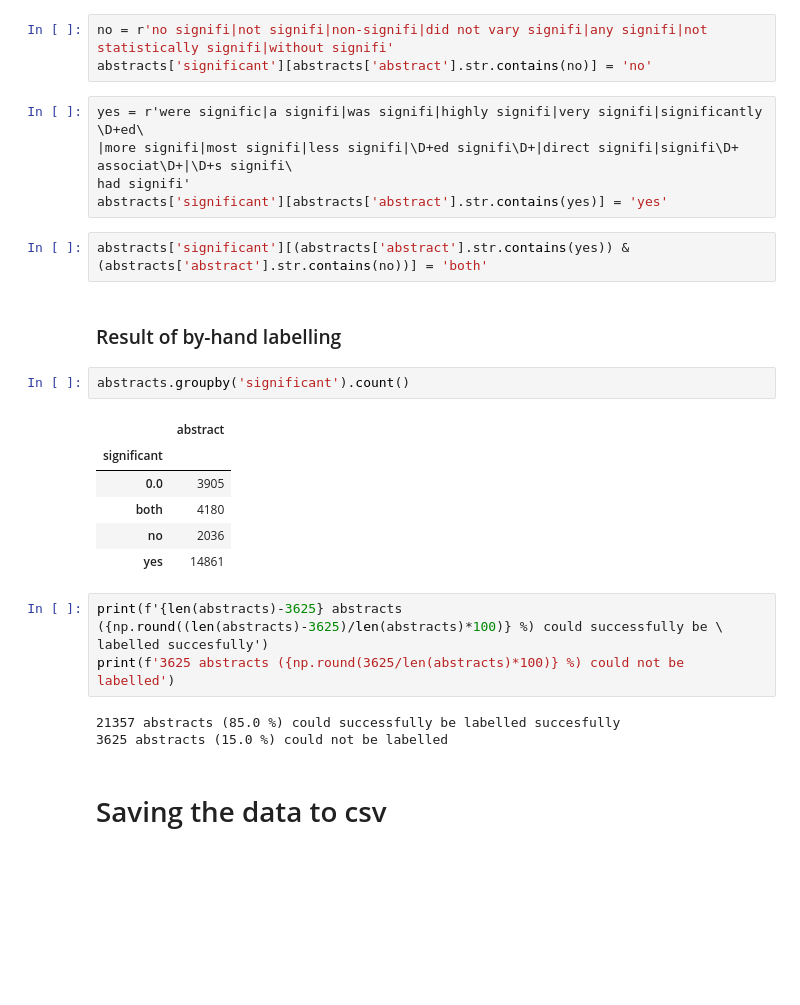
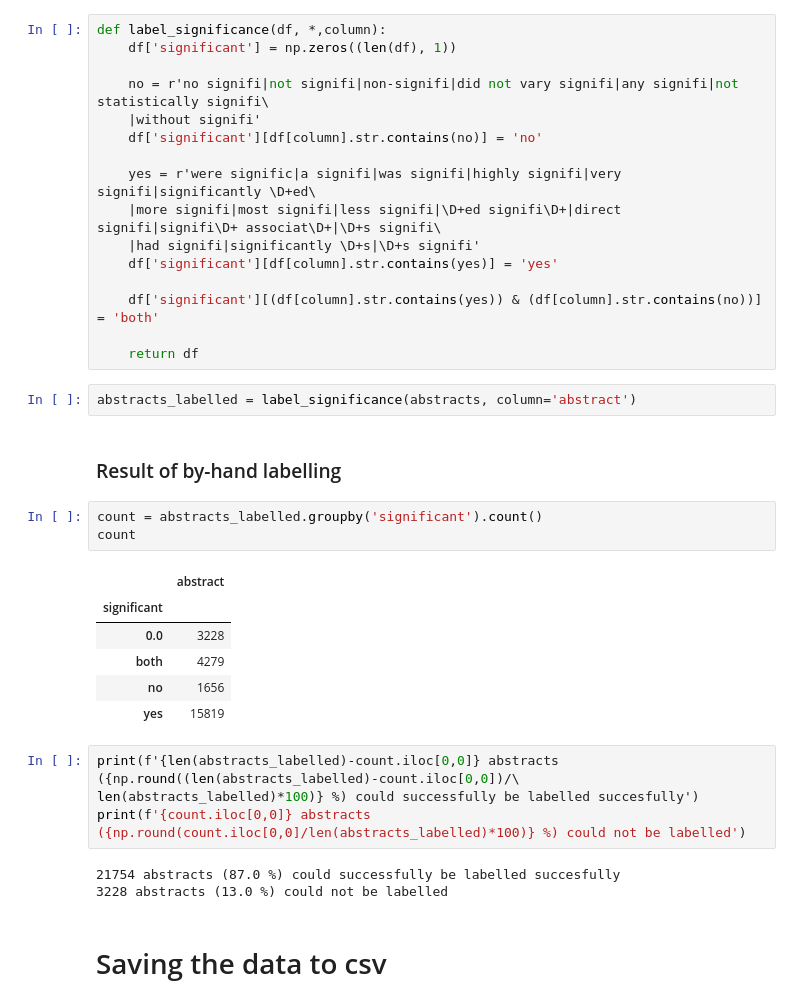
Before and after one commit to kludt/gesellenstueck, a Jupyter notebook: notebooks/labeling_significance_of_results.ipynb, the cells around one changed output. Cells and saved outputs as stored; diff of their text form; blank space fills up the shorter version.

```diff
--- a/notebooks/labeling_significance_of_results.ipynb
+++ b/notebooks/labeling_significance_of_results.ipynb
@@ -158,31 +156,40 @@ abstracts['significant'] = np.zeros((len(abstracts), 1))
-# %%
-no = r'no signifi|not signifi|non-signifi|did not vary signifi|any signifi|not statistically signifi|without signifi'
-abstracts['significant'][abstracts['abstract'].str.contains(no)] = 'no'
 # %%
-yes = r'were signific|a signifi|was signifi|highly signifi|very signifi|significantly \D+ed\
-|more signifi|most signifi|less signifi|\D+ed signifi\D+|direct signifi|signifi\D+ associat\D+|\D+s signifi\
-had signifi'
-abstracts['significant'][abstracts['abstract'].str.contains(yes)] = 'yes'
+def label_significance(df, *,column):
+    df['significant'] = np.zeros((len(df), 1))
+
+    no = r'no signifi|not signifi|non-signifi|did not vary signifi|any signifi|not statistically signifi\
+    |without signifi'
+    df['significant'][df[column].str.contains(no)] = 'no'
+
+    yes = r'were signific|a signifi|was signifi|highly signifi|very signifi|significantly \D+ed\
+    |more signifi|most signifi|less signifi|\D+ed signifi\D+|direct signifi|signifi\D+ associat\D+|\D+s signifi\
+    |had signifi|significantly \D+s|\D+s signifi'
+    df['significant'][df[column].str.contains(yes)] = 'yes'
+
+    df['significant'][(df[column].str.contains(yes)) & (df[column].str.contains(no))] = 'both'
+
+    return df
-# %%
-abstracts['significant'][(abstracts['abstract'].str.contains(yes)) & (abstracts['abstract'].str.contains(no))] = 'both'
+# %%
+abstracts_labelled = label_significance(abstracts, column='abstract')
 # %% [markdown]
 ### Result of by-hand labelling
 # %%
-abstracts.groupby('significant').count()
+count = abstracts_labelled.groupby('significant').count()
+count
 # %% [output]
 |  | abstract |
 | significant |  |
-| 0.0 | 3905 |
-| both | 4180 |
-| no | 2036 |
-| yes | 14861 |
+| 0.0 | 3228 |
+| both | 4279 |
+| no | 1656 |
+| yes | 15819 |
 # %%
-print(f'{len(abstracts)-3625} abstracts ({np.round((len(abstracts)-3625)/len(abstracts)*100)} %) could successfully be \
-labelled succesfully')
-print(f'3625 abstracts ({np.round(3625/len(abstracts)*100)} %) could not be labelled')
+print(f'{len(abstracts_labelled)-count.iloc[0,0]} abstracts ({np.round((len(abstracts_labelled)-count.iloc[0,0])/\
+len(abstracts_labelled)*100)} %) could successfully be labelled succesfully')
+print(f'{count.iloc[0,0]} abstracts ({np.round(count.iloc[0,0]/len(abstracts_labelled)*100)} %) could not be labelled')
 # %% [output]
-21357 abstracts (85.0 %) could successfully be labelled succesfully
-3625 abstracts (15.0 %) could not be labelled
+21754 abstracts (87.0 %) could successfully be labelled succesfully
+3228 abstracts (13.0 %) could not be labelled
 # %% [markdown]
 # Saving the data to csv
 # %%
```
Also changed, not shown: parts of 11 cells of this notebook.
